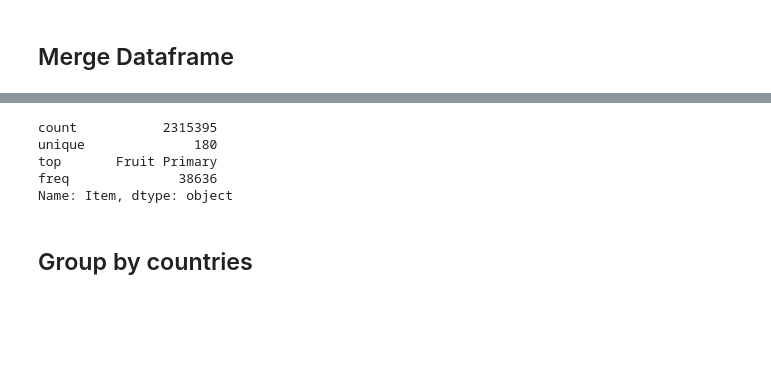
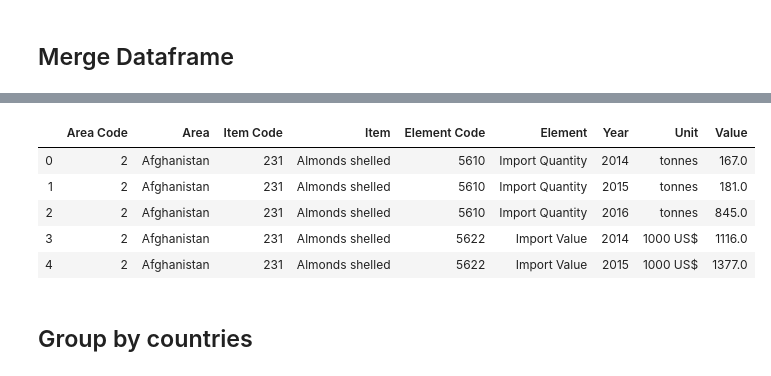
Before and after one commit to dsalathe/jurassic-spark, a Jupyter notebook: Nils.ipynb, the cells around one changed output, grey strips where cells are left out. Saved outputs shown, nothing was run; the diff lists cells and outputs as text; code cells hidden in the pictures; blank space fills up the shorter version.

```diff
--- a/Nils.ipynb
+++ b/Nils.ipynb
@@ -367,4 +375,10 @@ cleaned_trade_2017[~cleaned_trade_2017.drop(['Flag'],axis=1).isnull()].head()
+# %%
+raw_trade_filtered = cleaned_trade.loc[(cleaned_trade['Item'].isin(cleaned_trade_2017.Item.unique()))
+                                   & (cleaned_trade['Item Code'].isin(cleaned_trade_2017['Item Code'].unique()))]
+# %%
+raw_trade_2017_filtered = cleaned_trade_2017.loc[(cleaned_trade_2017['Item'].isin(cleaned_trade.Item.unique()))
+                                   & (cleaned_trade_2017['Item Code'].isin(cleaned_trade['Item Code'].unique()))]
 # %%
-all_trade = pd.concat([cleaned_trade,cleaned_trade_2017],axis=0,ignore_index=True, sort=False)
+df_all_trade = pd.concat([raw_trade_filtered,raw_trade_2017_filtered],axis=0,ignore_index=True, sort=False)
 # %%
-all_trade # Remove : "Flag" "Domain Code" "Domain"
+df_all_trade.drop(['Flag','Domain Code','Domain'],axis=1,inplace=True)
@@ -385,10 +385,11 @@ all_trade # Remove : "Flag" "Domain Code" "Domain"
-# %%
-cleaned_crops.Item.describe()
-# %% [output]
-count           2315395
-unique              180
-top       Fruit Primary
-freq              38636
-Name: Item, dtype: object
+# %%
+df_all_trade.head()
+# %% [output]
+|  | Area Code | Area | Item Code | Item | Element Code | Element | Year | Unit | Value |
+| 0 | 2 | Afghanistan | 231 | Almonds shelled | 5610 | Import Quantity | 2014 | tonnes | 167.0 |
+| 1 | 2 | Afghanistan | 231 | Almonds shelled | 5610 | Import Quantity | 2015 | tonnes | 181.0 |
+| 2 | 2 | Afghanistan | 231 | Almonds shelled | 5610 | Import Quantity | 2016 | tonnes | 845.0 |
+| 3 | 2 | Afghanistan | 231 | Almonds shelled | 5622 | Import Value | 2014 | 1000 US$ | 1116.0 |
+| 4 | 2 | Afghanistan | 231 | Almonds shelled | 5622 | Import Value | 2015 | 1000 US$ | 1377.0 |
 # %% [markdown]
 ## Group by countries
```
Also changed, not shown: parts of 29 cells of this notebook.
